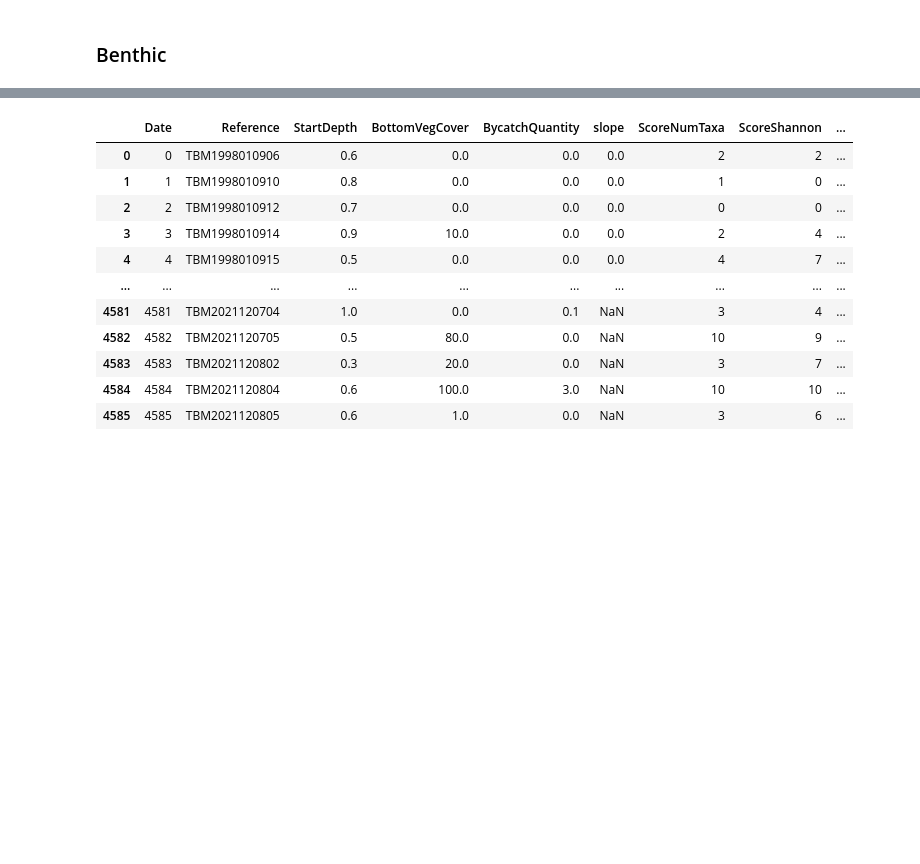
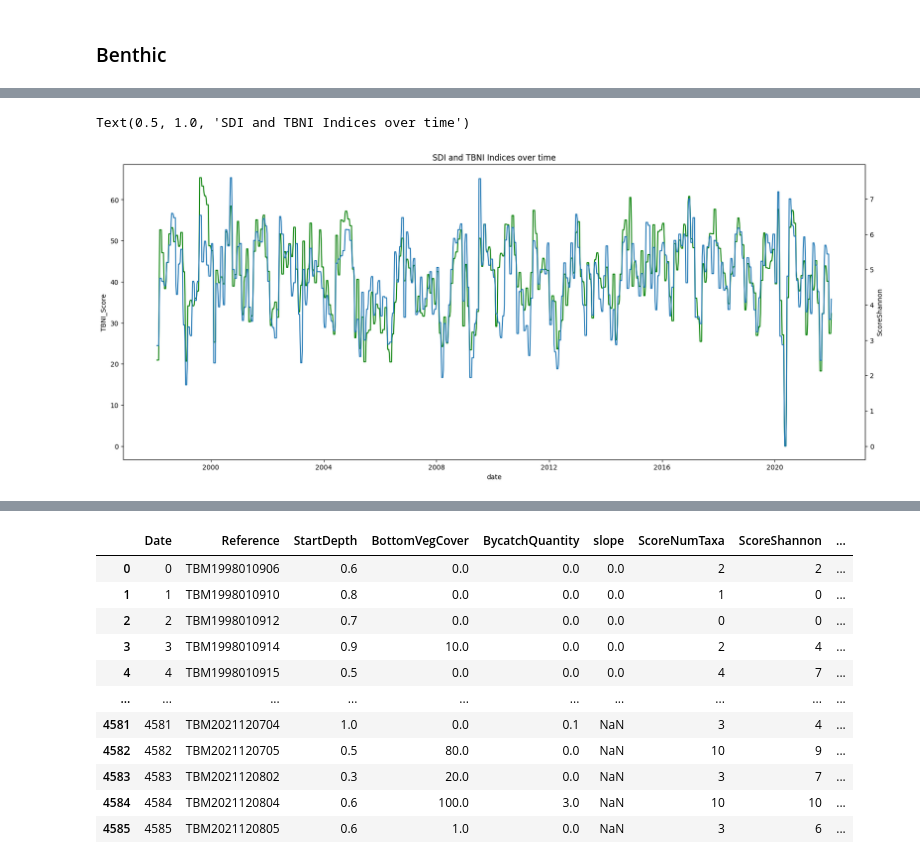
Before and after one commit to aiaxmaior/Tampa_Apollo_AnthropogenicIndex, a Jupyter notebook: notebooks/Final_A.P.Index_RNN_FINAL.ipynb, the cells around one changed output, grey strips where cells are left out. Saved outputs shown, nothing was run; the diff lists cells and outputs as text; code cells hidden in the pictures; blank space fills up the shorter version.

```diff
--- a/notebooks/Final_A.P.Index_RNN_FINAL.ipynb
+++ b/notebooks/Final_A.P.Index_RNN_FINAL.ipynb
@@ -1157,0 +1277,13 @@ VAR_data
+# %%
+
+
+# Resample to daily frequency and forward-fill the values
+tbni_daily = tbni.set_index('date').resample('D').ffill()
+
+# Resample to weekly frequency, starting on Mondays
+tbni_weekly = tbni_daily.resample('W-MON').mean()  # Or use another aggregation if needed
+
+# Reset the index if needed
+tbni_weekly = tbni_weekly.reset_index()
+
+print(df_weekly)
@@ -1158,2 +1292,2 @@ VAR_data
 # %%
-tbni
+tbni['date'] = pd.to_datetime(tbni['year'].astype(str) + '-' + tbni['month'].astype(str) + '-01')
@@ -1163,0 +1326,2 @@ NP_nn=nekton_tbni.copy()
+# %%
+tbni=tbni.groupby('date')[['TBNI_Score','ScoreShannon']].mean()
@@ -1163,0 +1345,12 @@ NP_nn=nekton_tbni.copy()
+# %%
+# Aggregate to monthly frequency (since you only have year and month)
+tbni_monthly = tbni.resample('M').sum()
+
+# Resample to daily frequency and forward-fill monthly values
+tbni_daily = tbni_monthly.resample('D').ffill()
+
+# Resample to weekly frequency
+tbni_weekly = tbni_daily.resample('W-MON').mean()
+
+# Reset index if needed
+tbni_weekly = tbni_weekly.reset_index()
@@ -1163,0 +1373,9 @@ NP_nn=nekton_tbni.copy()
+# %%
+fig,ax=plt.subplots(figsize=(20,8))
+sns.lineplot(y='TBNI_Score',x='date',data=tbni_weekly,color='green')
+ax1=ax.twinx()
+sns.lineplot(y='ScoreShannon',x='date',data=tbni_weekly)
+plt.title('SDI and TBNI Indices over time')
+# %% [output]
+Text(0.5, 1.0, 'SDI and TBNI Indices over time')
+[figure, added]
```
Also changed, not shown: parts of 59 cells of this notebook, 1 other file.
